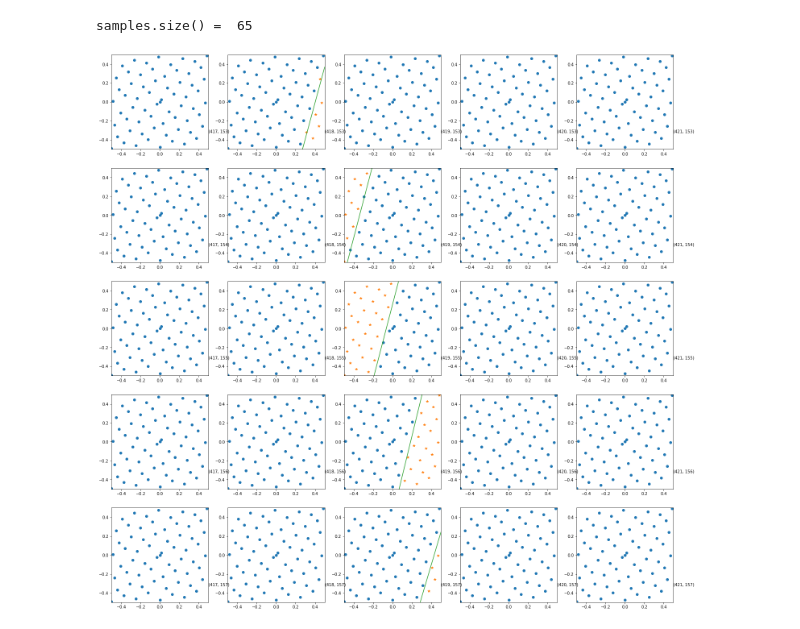
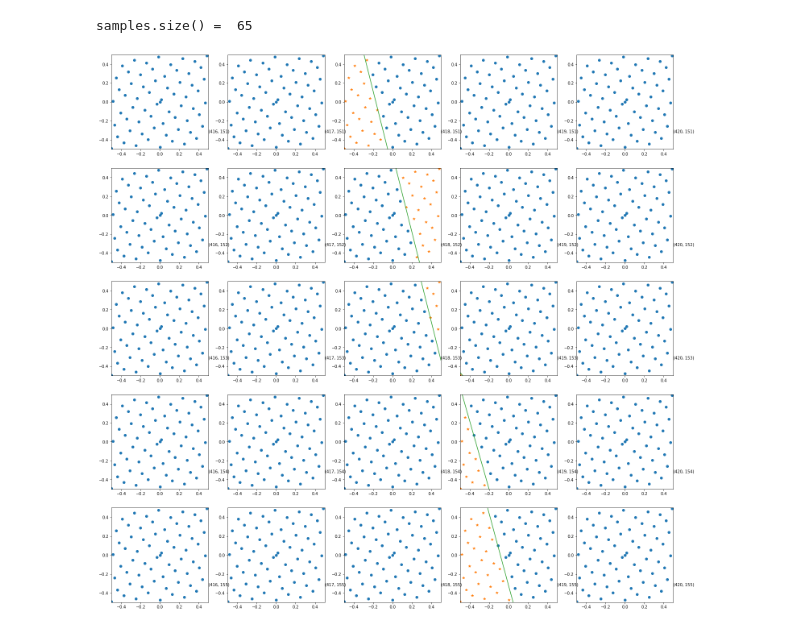
Before and after one commit to msu-graphics-group/scenes, a Jupyter notebook: sample_loader_app/debug_pixel.ipynb, the cells around one changed output. Drawn from its saved outputs; the diff is of its cells as text; code cells hidden in the pictures.

```diff
--- a/sample_loader_app/debug_pixel.ipynb
+++ b/sample_loader_app/debug_pixel.ipynb
@@ -23,8 +23,8 @@ class PixelData:
 # %% [output]
 samples.size() =  65
 # %%
-center_x = 419
-center_y = 155
+center_x = 418
+center_y = 153
 half_window = 2
 
 coords = [
@@ -41,24 +41,23 @@ pixels = [[PixelData(p) for p in pixelLine] for pixelLine in pixelsToOpen]
 # %%
 fig = plt.figure(figsize=(5 * len(pixels[0]), 5 * len(pixels)))
 
 idx = 0
 for (pix_line,line) in zip(reversed(pixels), reversed(coords)):
-    for (pixel,x) in zip(reversed(pix_line), reversed(line)):
+    for (pixel,coords) in zip(reversed(pix_line), reversed(line)):
         ax = fig.add_subplot(len(pixels), len(pix_line), len(pixels) * len(pix_line) - idx)
         radius = 0.5
         plt.xlim(-radius, radius)
         plt.ylim(-radius, radius)
-        subTitle = str(x)
-        ax.annotate(subTitle, xy=(0.5, -0.325))
+        ax.annotate(str(coords), xy=(0.5, -0.325))
         ax.plot(samples[pixel.labels == 0][:, 0], samples[pixel.labels == 0][:, 1], 'o')
         ax.plot(samples[pixel.labels == 1][:, 0], samples[pixel.labels == 1][:, 1], '*')
 
         # Uncomment to annotate samples
         # for i in range(len(samples)):
         #     plt.annotate(str(i), samples[i], textcoords="offset points", xytext=(0,8),ha='center')
         if pixel.line:
             x = np.linspace(-radius, radius)
             plt.plot(x, -(pixel.line[0] / pixel.line[1] * x + pixel.line[2] / pixel.line[1]))
         idx += 1
 # %% [output]
-[figure, old version]
+[figure, new version]
```
Also changed, not shown: 3 other files.
